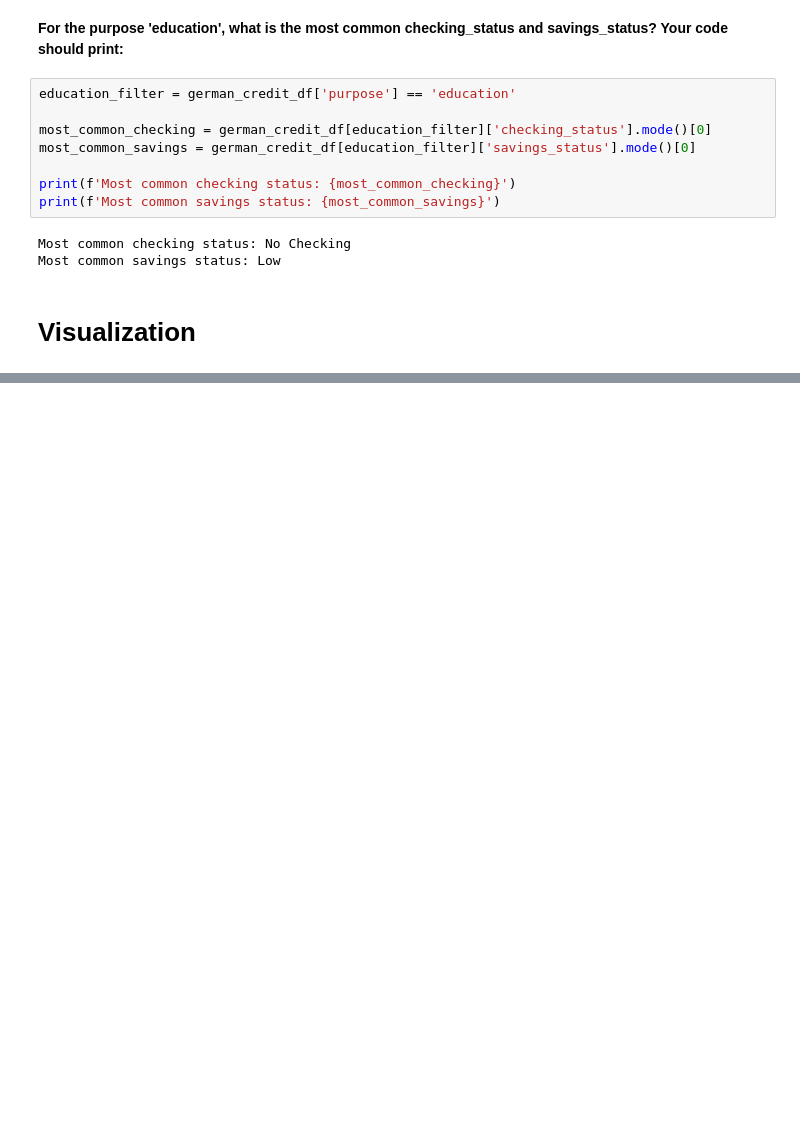
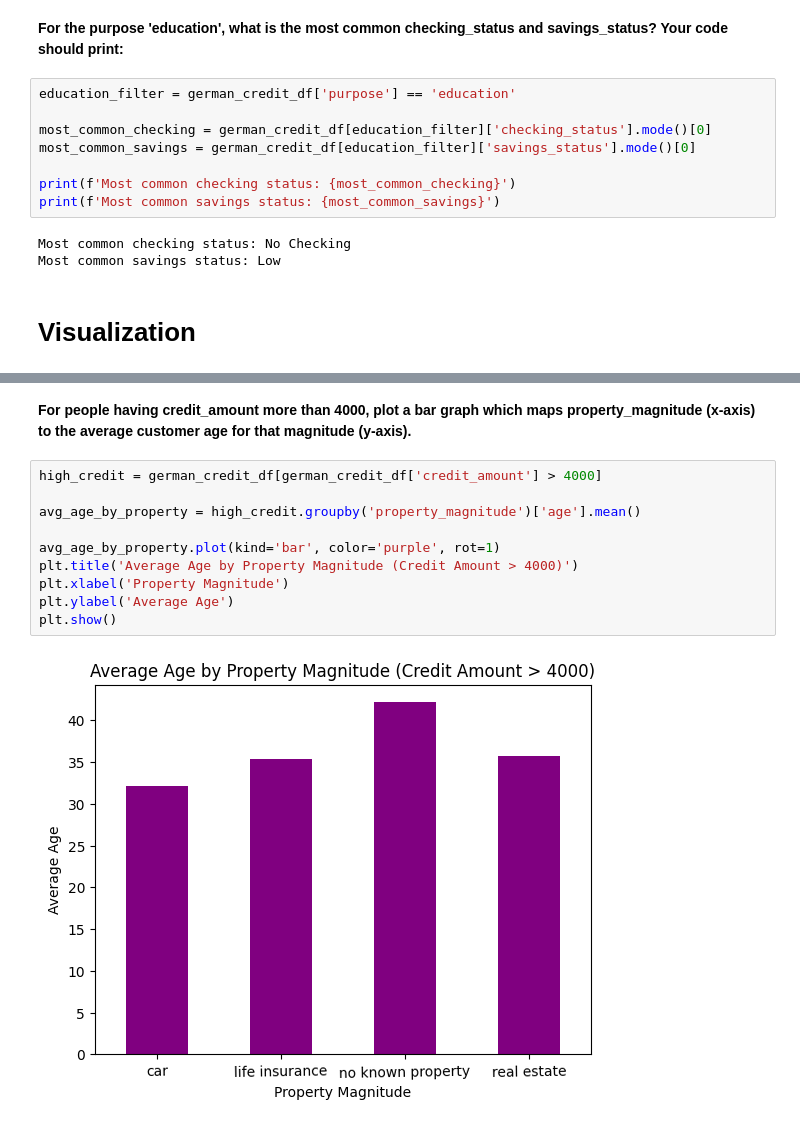
Before and after one commit to Benyaminwasnthere/-Assignment3, a Jupyter notebook: german_credit.ipynb, the cells around one changed output, grey strips where cells are left out. Saved outputs shown, nothing was run; the diff lists cells and outputs as text; blank space fills up the shorter version.

```diff
--- a/german_credit.ipynb
+++ b/german_credit.ipynb
@@ -229,0 +249,14 @@ Most common savings status: Low
+# %% [markdown]
+**For people having credit_amount more than 4000, plot a bar graph which maps property_magnitude (x-axis) to the average customer age for that magnitude (y-axis).**
+# %%
+high_credit = german_credit_df[german_credit_df['credit_amount'] > 4000]
+
+avg_age_by_property = high_credit.groupby('property_magnitude')['age'].mean()
+
+avg_age_by_property.plot(kind='bar', color='purple', rot=1)
+plt.title('Average Age by Property Magnitude (Credit Amount > 4000)')
+plt.xlabel('Property Magnitude')
+plt.ylabel('Average Age')
+plt.show()
+# %% [output]
+[figure, added]
```
Also changed, not shown: parts of 6 cells of this notebook.
